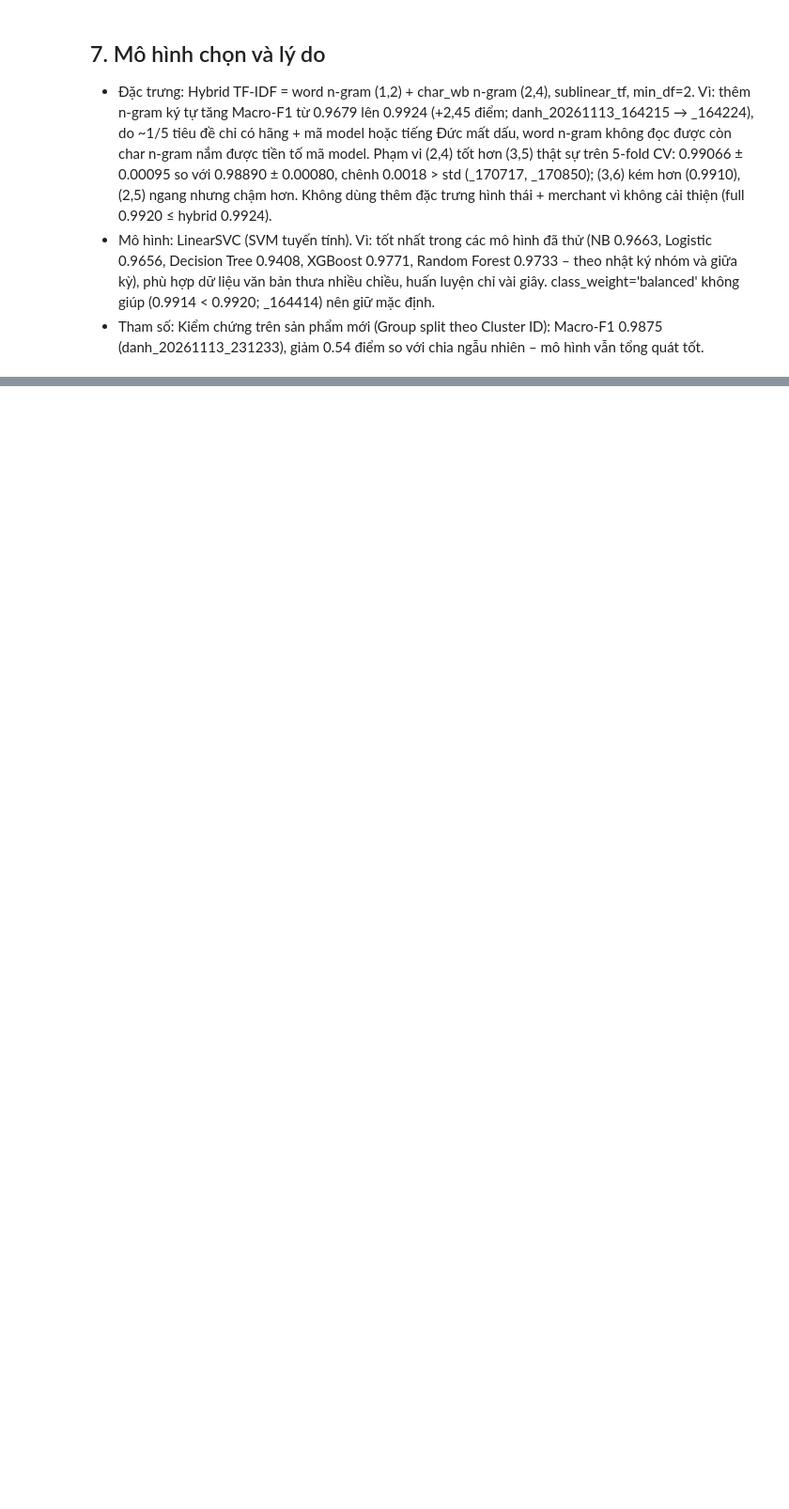
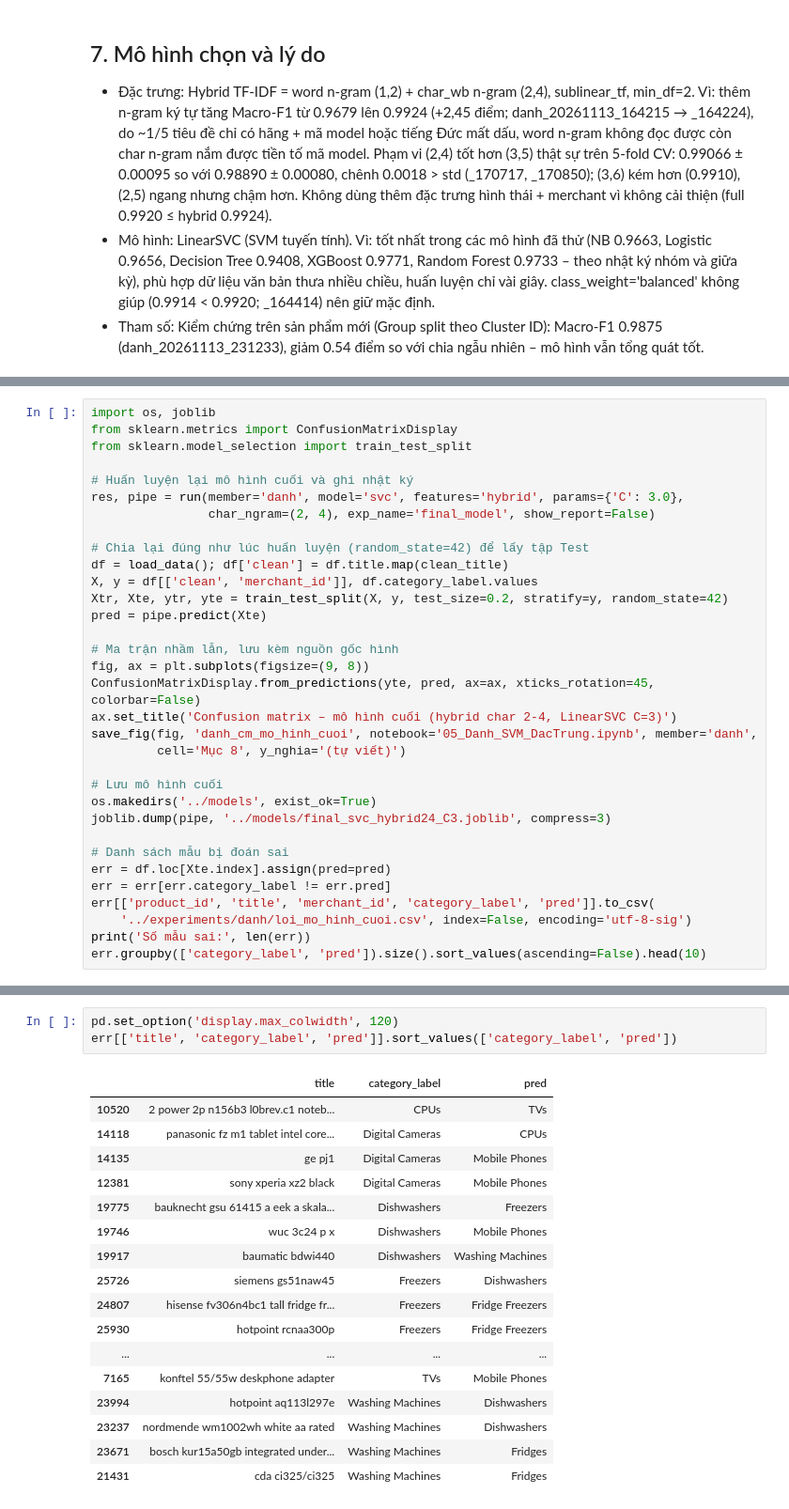
Before and after one commit to Huynh-Quoc-Danh/mayhoc, a Jupyter notebook: DoAnCuoiKy/notebooks/05_Danh_SVM_DacTrung.ipynb, the cells around one changed output, grey strips where cells are left out. Shown at 94% size. Drawn from its saved outputs; the diff is of its cells as text; blank space fills up the shorter version.

Commit message:
DoAnCuoiKy/ exp(danh): luu muc 8 notebook 05 (mo hinh cuoi, confusion matrix, phan tich 47 loi) va xuat lai HTML

```diff
--- a/DoAnCuoiKy/notebooks/05_Danh_SVM_DacTrung.ipynb
+++ b/DoAnCuoiKy/notebooks/05_Danh_SVM_DacTrung.ipynb
@@ -174,0 +175,33 @@ log[['run_id','ten_thi_nghiem','features','params','split','test_f1_macro','f1_F
+# %%
+import os, joblib
+from sklearn.metrics import ConfusionMatrixDisplay
+from sklearn.model_selection import train_test_split
+
+# Huấn luyện lại mô hình cuối và ghi nhật ký
+res, pipe = run(member='danh', model='svc', features='hybrid', params={'C': 3.0},
+                char_ngram=(2, 4), exp_name='final_model', show_report=False)
+
+# Chia lại đúng như lúc huấn luyện (random_state=42) để lấy tập Test
+df = load_data(); df['clean'] = df.title.map(clean_title)
+X, y = df[['clean', 'merchant_id']], df.category_label.values
+Xtr, Xte, ytr, yte = train_test_split(X, y, test_size=0.2, stratify=y, random_state=42)
+pred = pipe.predict(Xte)
+
+# Ma trận nhầm lẫn, lưu kèm nguồn gốc hình
+fig, ax = plt.subplots(figsize=(9, 8))
+ConfusionMatrixDisplay.from_predictions(yte, pred, ax=ax, xticks_rotation=45, colorbar=False)
+ax.set_title('Confusion matrix – mô hình cuối (hybrid char 2-4, LinearSVC C=3)')
+save_fig(fig, 'danh_cm_mo_hinh_cuoi', notebook='05_Danh_SVM_DacTrung.ipynb', member='danh',
+         cell='Mục 8', y_nghia='(tự viết)')
+
+# Lưu mô hình cuối
+os.makedirs('../models', exist_ok=True)
+joblib.dump(pipe, '../models/final_svc_hybrid24_C3.joblib', compress=3)
+
+# Danh sách mẫu bị đoán sai
+err = df.loc[Xte.index].assign(pred=pred)
+err = err[err.category_label != err.pred]
+err[['product_id', 'title', 'merchant_id', 'category_label', 'pred']].to_csv(
+    '../experiments/danh/loi_mo_hinh_cuoi.csv', index=False, encoding='utf-8-sig')
+print('Số mẫu sai:', len(err))
+err.groupby(['category_label', 'pred']).size().sort_values(ascending=False).head(10)
@@ -174,0 +234,21 @@ log[['run_id','ten_thi_nghiem','features','params','split','test_f1_macro','f1_F
+# %%
+pd.set_option('display.max_colwidth', 120)
+err[['title', 'category_label', 'pred']].sort_values(['category_label', 'pred'])
+# %% [output]
+|  | title | category_label | pred |
+| 10520 | 2 power 2p n156b3 l0brev.c1 noteb... | CPUs | TVs |
+| 14118 | panasonic fz m1 tablet intel core... | Digital Cameras | CPUs |
+| 14135 | ge pj1 | Digital Cameras | Mobile Phones |
+| 12381 | sony xperia xz2 black | Digital Cameras | Mobile Phones |
+| 19775 | bauknecht gsu 61415 a eek a skala... | Dishwashers | Freezers |
+| 19746 | wuc 3c24 p x | Dishwashers | Mobile Phones |
+| 19917 | baumatic bdwi440 | Dishwashers | Washing Machines |
+| 25726 | siemens gs51naw45 | Freezers | Dishwashers |
+| 24807 | hisense fv306n4bc1 tall fridge fr... | Freezers | Fridge Freezers |
+| 25930 | hotpoint rcnaa300p | Freezers | Fridge Freezers |
+| ... | ... | ... | ... |
+| 7165 | konftel 55/55w deskphone adapter | TVs | Mobile Phones |
+| 23994 | hotpoint aq113l297e | Washing Machines | Dishwashers |
+| 23237 | nordmende wm1002wh white aa rated | Washing Machines | Dishwashers |
+| 23671 | bosch kur15a50gb integrated under... | Washing Machines | Fridges |
+| 21431 | cda ci325/ci325 | Washing Machines | Fridges |
```
Also changed, not shown: parts of 4 cells of this notebook, 1 other file.
